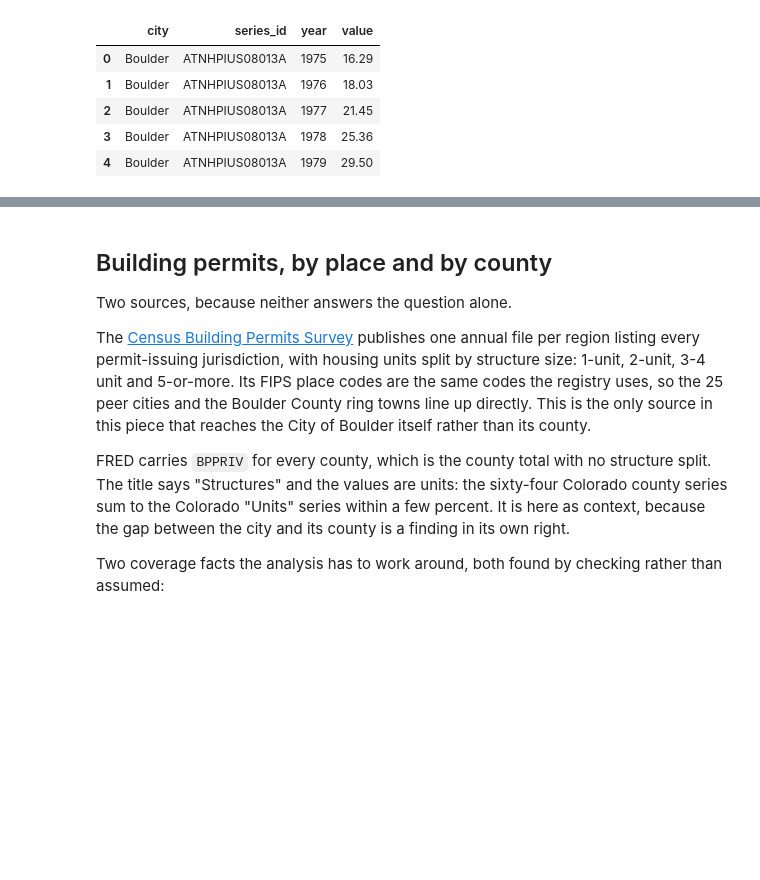
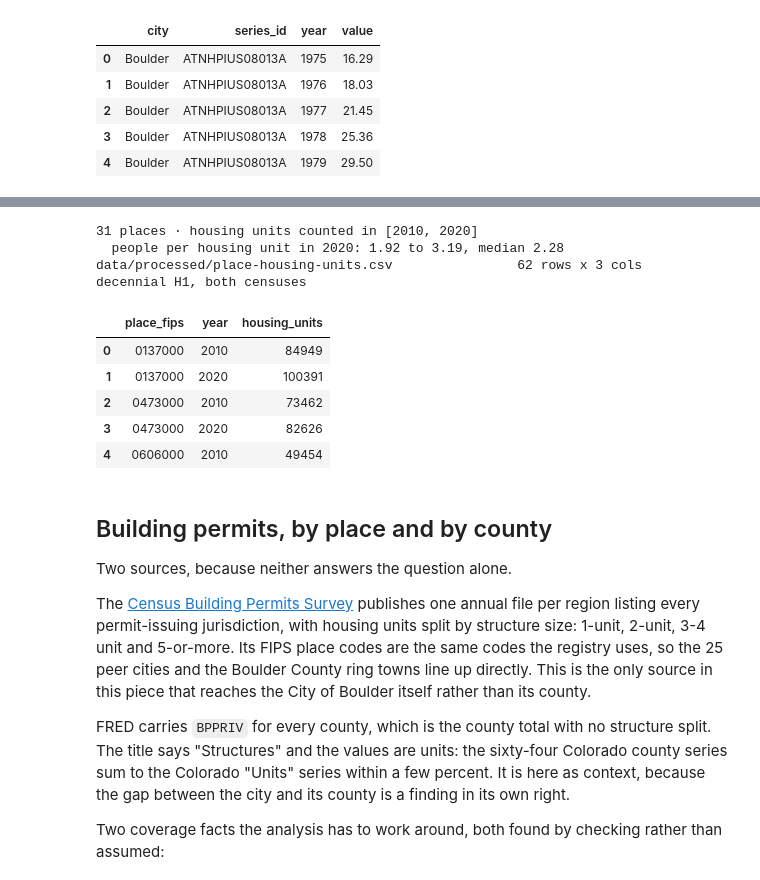
Before and after one commit to brianckeegan/charting-boulder, a Jupyter notebook: 2026-09-bvsd/bvsd-retrieval.ipynb, the cells around one changed output, grey strips where cells are left out. Saved outputs shown, nothing was run; the diff lists cells and outputs as text; code cells hidden in the pictures; blank space fills up the shorter version.

```diff
--- a/2026-09-bvsd/bvsd-retrieval.ipynb
+++ b/2026-09-bvsd/bvsd-retrieval.ipynb
@@ -687,3 +701,52 @@ data/processed/county-income.csv                     803 rows x 4 cols   SAIPE m
+# %%
+HOUSING_TABLE = {2010: ('https://api.census.gov/data/2010/dec/sf1', 'H001001'),
+                 2020: ('https://api.census.gov/data/2020/dec/dhc', 'H1_001N')}
+
+def place_housing_units(year):
+    url, variable = HOUSING_TABLE[year]
+    records_l = []
+    # One call per state, asking for that state's registry places together
+    for state_fips, group_df in places_df.groupby(places_df['place_fips'].str[:2]):
+        codes = ','.join(sorted(group_df['place_fips'].str[2:]))
+        payload = api_get(url, {'get': f'NAME,{variable}', 'for': f'place:{codes}',
+                                'in': f'state:{state_fips}', 'key': CENSUS_KEY})
+        header, *data_l = payload
+        for row in data_l:
+            cell_d = dict(zip(header, row))
+            records_l.append({'place_fips': cell_d['state'] + cell_d['place'], 'year': year,
+                              'housing_units': int(cell_d[variable])})
+    return pd.DataFrame(records_l)
+
+place_housing_df = (pd.concat([place_housing_units(year) for year in HOUSING_TABLE],
+                              ignore_index=True)
+                    .sort_values(['place_fips', 'year']).reset_index(drop=True))
+
+# Integrity checks
+assert set(place_housing_df['place_fips']) == set(places_df['place_fips']), 'a registry place is missing'
+assert len(place_housing_df) == len(places_df) * len(HOUSING_TABLE), 'wrong row count'
+assert place_housing_df['housing_units'].gt(0).all(), 'a place counted no housing'
+housing_wide_df = place_housing_df.pivot(index='place_fips', columns='year', values='housing_units')
+# A place cannot hold more households than housing units; check the stock against the population
+pop_2020_s = place_age_groups_df[place_age_groups_df['year'] == 2020].groupby('place_fips')['pop'].sum()
+people_per_unit_s = pop_2020_s / housing_wide_df[2020]
+assert people_per_unit_s.between(1.0, 4.0).all(), \
+    f'people per housing unit outside 1 to 4: {people_per_unit_s.round(2).to_dict()}'
+
+print(f'{len(places_df)} places · housing units counted in {sorted(HOUSING_TABLE)}')
+print(f'  people per housing unit in 2020: {people_per_unit_s.min():.2f} to {people_per_unit_s.max():.2f}, '
+      f'median {people_per_unit_s.median():.2f}')
+write_table(place_housing_df, 'place-housing-units.csv', 'decennial H1, both censuses')
+place_housing_df.head()
+# %% [output]
+31 places · housing units counted in [2010, 2020]
+  people per housing unit in 2020: 1.92 to 3.19, median 2.28
+data/processed/place-housing-units.csv                62 rows x 3 cols   decennial H1, both censuses
+|  | place_fips | year | housing_units |
+| 0 | 0137000 | 2010 | 84949 |
+| 1 | 0137000 | 2020 | 100391 |
+| 2 | 0473000 | 2010 | 73462 |
+| 3 | 0473000 | 2020 | 82626 |
+| 4 | 0606000 | 2010 | 49454 |
 # %% [markdown]
 ## Building permits, by place and by county
 
```
Also changed, not shown: parts of 2 cells of this notebook, 8 other files.
